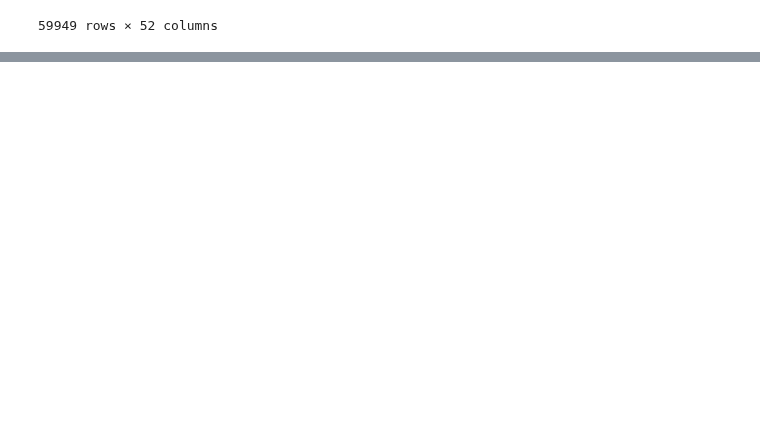
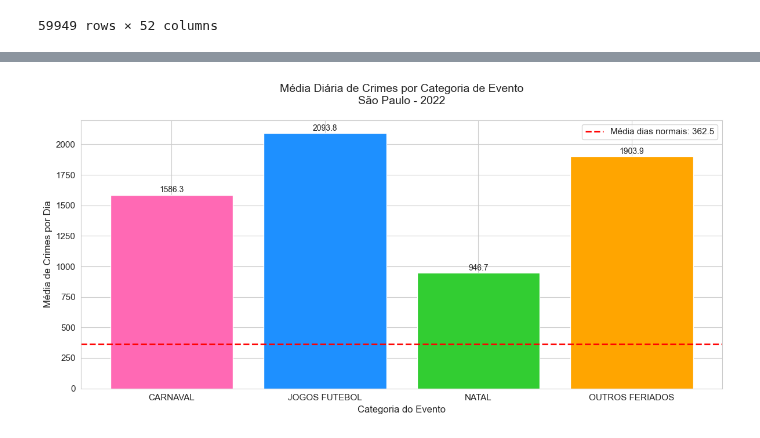
Before and after one commit to Matheuskpds/Ciencia-de-Dados-Projeto-TP, a Jupyter notebook: main.ipynb, the cells around one changed output, grey strips where cells are left out. Saved outputs shown, nothing was run; the diff lists cells and outputs as text; code cells hidden in the pictures; blank space fills up the shorter version.

Commit message:
Done: Gráficos de Dias atípicos e BOs emitidos

```diff
--- a/main.ipynb
+++ b/main.ipynb
@@ -158,0 +368,17 @@ df_atipico
+# %%
+import pandas as pd
+
+# Criar uma coluna combinada para o local de elaboração
+df['LOCAL_ELABORACAO'] = df['DELEGACIA_ELABORACAO'].fillna(
+                          df['DEPARTAMENTO_ELABORACAO'].fillna(
+                          df['SECCIONAL_ELABORACAO']))
+
+# Agora use esta coluna única no agrupamento
+dados_incidente = ['DATA_OCORRENCIA', 'PERIODO_OCORRENCIA',
+                'LOGRADOURO', 'NUMERO_LOGRADOURO', 'BAIRRO', 'UF',
+                  'TIPO_LOCAL', 'LOCAL_ELABORACAO','DIA_SEMANA']
+
+df['INCIDENTES_ID'] = df.groupby(dados_incidente).ngroup() + 1
+
+# Verificar um incidente específico
+df
@@ -158,0 +573,70 @@ df_atipico
+# %%
+# Calcular dias únicos por categoria
+dias_por_categoria = {
+    'CARNAVAL': len(carnaval),
+    'NATAL': len(natal),
+    'OUTROS FERIADOS': len(outros_feriados),
+    'JOGOS FUTEBOL': len(jogos_futebol),
+    'DIA NORMAL': len(df['DATA_OCORRENCIA'].dt.date.unique()) - (len(carnaval) + len(natal) + len(outros_feriados) + len(jogos_futebol))
+}
+
+# Calcular média diária
+crimes_por_categoria = df.groupby('CATEGORIA_EVENTO').size().reset_index(name='TOTAL_CRIMES')
+crimes_por_categoria['MEDIA_DIARIA'] = crimes_por_categoria['TOTAL_CRIMES'] / crimes_por_categoria['CATEGORIA_EVENTO'].map(dias_por_categoria)
+
+# Filtrar apenas eventos (excluindo dias normais)
+crimes_analise = crimes_por_categoria[crimes_por_categoria['CATEGORIA_EVENTO'] != 'DIA NORMAL']
+
+# Configurações de estilo (opcional)
+sns.set_style("whitegrid")
+plt.figure(figsize=(12, 6))
+
+# Cores temáticas para cada categoria
+colors = {
+    'CARNAVAL': '#FF69B4',  # Rosa
+    'NATAL': '#32CD32',     # Verde
+    'OUTROS FERIADOS': '#FFA500',  # Laranja
+    'JOGOS FUTEBOL': '#1E90FF'     # Azul
+}
+
+# Criar o gráfico de barras
+bars = plt.bar(
+    crimes_analise['CATEGORIA_EVENTO'],
+    crimes_analise['MEDIA_DIARIA'],
+    color=[colors[cat] for cat in crimes_analise['CATEGORIA_EVENTO']]
+)
+
+# Linha de referência (média diária normal)
+media_normal = crimes_por_categoria.loc[crimes_por_categoria['CATEGORIA_EVENTO'] == 'DIA NORMAL', 'MEDIA_DIARIA'].values[0]
+plt.axhline(
+    media_normal,
+    color='red',
+    linestyle='--',
+    linewidth=2,
+    label=f'Média dias normais: {media_normal:.1f}'
+)
+
+# Detalhes do gráfico
+plt.title('Média Diária de Crimes por Categoria de Evento\nSão Paulo - 2022', fontsize=14, pad=20)
+plt.xlabel('Categoria do Evento', fontsize=12)
+plt.ylabel('Média de Crimes por Dia', fontsize=12)
+plt.xticks(fontsize=11)
+plt.yticks(fontsize=11)
+plt.legend(fontsize=11)
+
+# Adicionar valores nas barras
+for bar in bars:
+    height = bar.get_height()
+    plt.text(
+        bar.get_x() + bar.get_width()/2,
+        height + 5,  # Offset para posicionar acima da barra
+        f'{height:.1f}',
+        ha='center',
+        va='bottom',
+        fontsize=10
+    )
+
+plt.tight_layout()
+plt.show()
+# %% [output]
+[figure, added]
```
Also changed, not shown: parts of 44 cells of this notebook.
